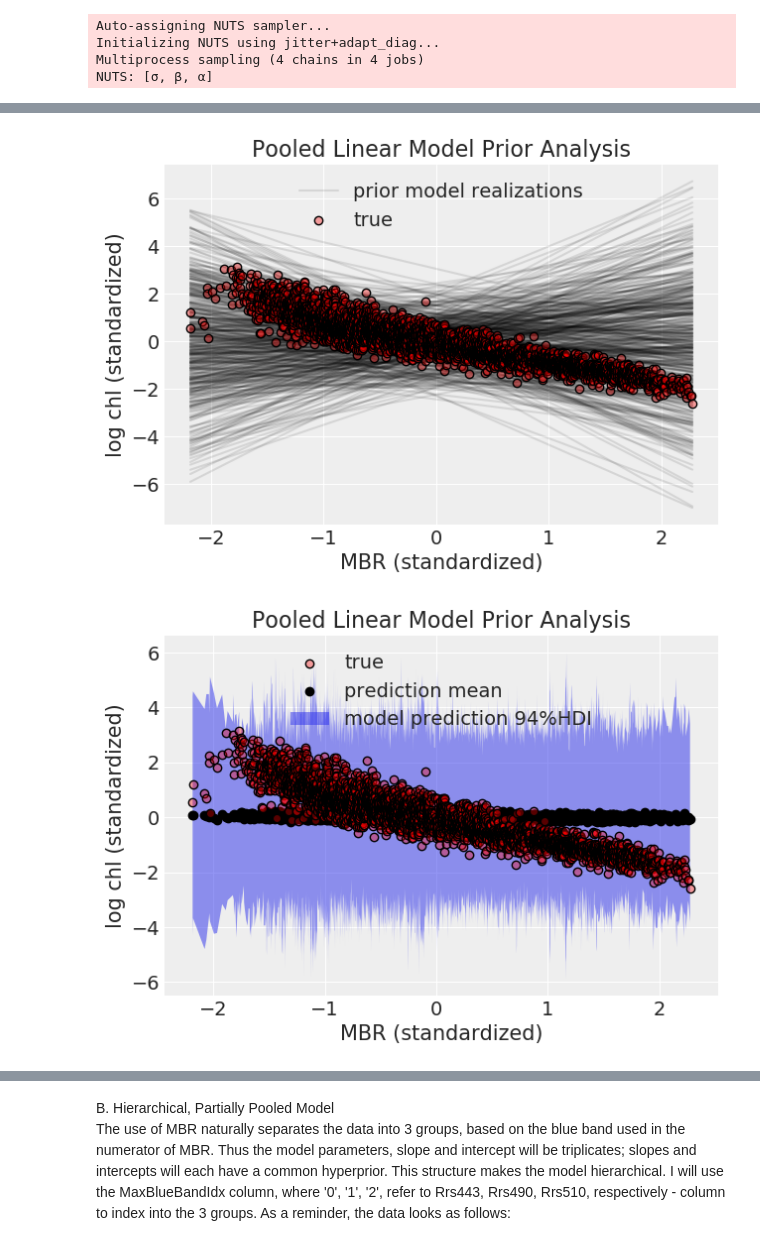
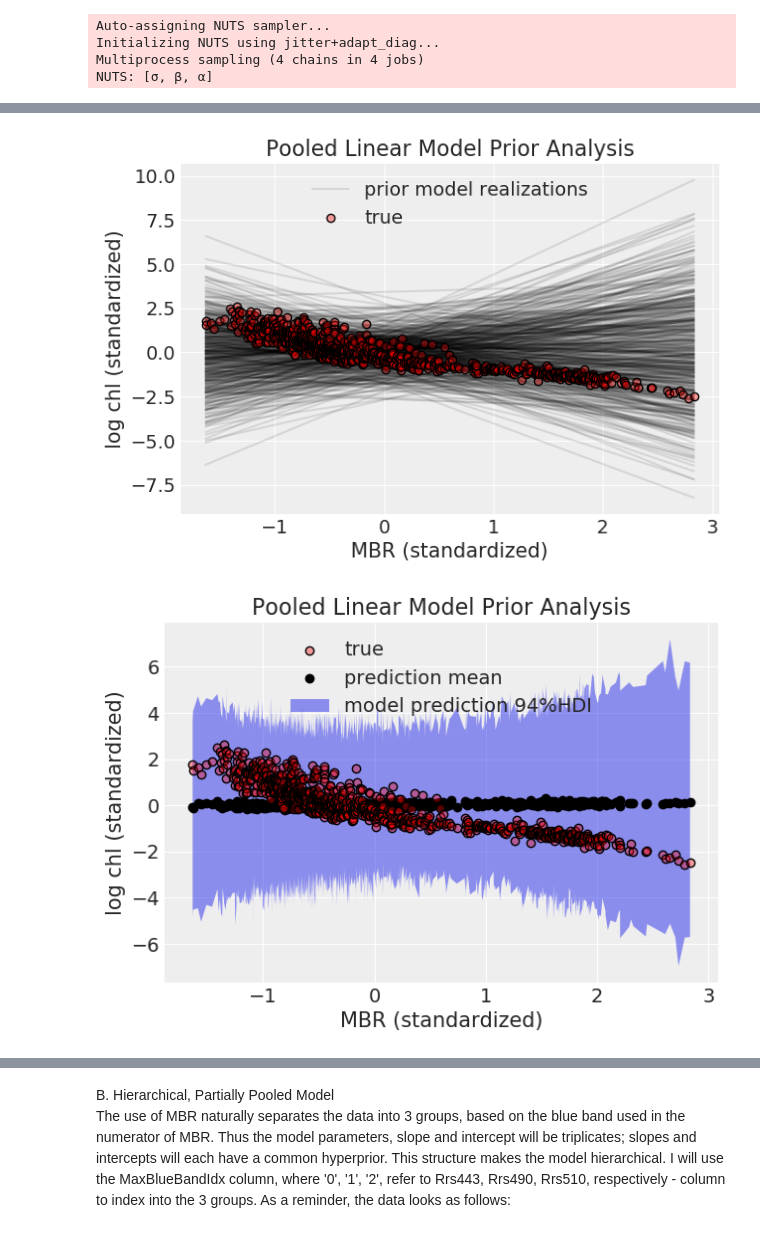
Before and after one commit to madHatter106/BayesChlWriteUp, a Jupyter notebook: Step-3-1-Modeling-1.ipynb, the cells around one changed output, grey strips where cells are left out. Drawn from its saved outputs; the diff is of its cells as text; code cells hidden in the pictures.

```diff
--- a/Step-3-1-Modeling-1.ipynb
+++ b/Step-3-1-Modeling-1.ipynb
@@ -108,0 +136,5 @@ X_poly = np.c_[X_s, np.power(X_s, 2), np.power(X_s, 3), np.power(X_s, 4)]
+# %%
+sc_x = StandardScaler()
+sc_y = StandardScaler()
+x_train_s = sc_x.fit_transform(X_train[:, None]).ravel()
+y_train_s = sc_y.fit_transform(y_train[:, None]).ravel()
@@ -109,10 +147,11 @@ X_poly = np.c_[X_s, np.power(X_s, 2), np.power(X_s, 3), np.power(X_s, 4)]
 # %%
 with pm.Model() as mbr_linear_pooled:
+    data = pm.Data('data', x_train_s)
     α = pm.Normal('α', mu=0, sd=1)
     β = pm.Normal('β', mu=0, sd=1)
     σ = pm.Exponential('σ', 1)
-    μ = α + β * X_s
-    likelihood = pm.Normal('likelihood', mu=μ, sd=σ, observed=y_s)
+    μ = α + β * data
+    likelihood = pm.Normal('likelihood', mu=μ, sd=σ, observed=y_train_s)
 # %%
 mlp_graph = pm.model_to_graphviz(mbr_linear_pooled)
 mlp_graph.render(filename='mdl1', directory='./resources', format='png',
@@ -125,7 +162,7 @@ mlp_graph.render(filename='mdl1', directory='./resources', format='png',
 with mbr_linear_pooled:
     prior_mlp = pm.sample_prior_predictive()
     trace_mlp = pm.sample(2000, tune=1000)
-    post_mlp = pm.sample_posterior_predictive(mlp_trace)
+    post_mlp = pm.sample_posterior_predictive(trace_mlp)
 # %% [output]
 Auto-assigning NUTS sampler...
 Initializing NUTS using jitter+adapt_diag...
@@ -140,5 +179,13 @@ mlp_struct.to_netcdf('./ModelResults/mbr_linear_pooled.nc')
 # %%
-def plot_priors(prior_, model_centric=True):
+def plot_data(x, y, **kwargs):
+    c = kwargs.pop('c', [[1, 0, 0, 0.35]])
+    edgecolor = kwargs.pop('edgecolor', 'k')
+    label = kwargs.pop('label', 'true')
+    zorder = kwargs.pop('zorder', 3)
+    pl.scatter(x, y, c=c, edgecolor=edgecolor,
+               label=label, zorder=zorder)
+
+def plot_priors(prior_, X_s, y_s, model_centric=True):
     x_idx = np.argsort(X_s)
     pl.title('Pooled Linear Model Prior Analysis')
     pl.scatter(X_s[x_idx], y_s[x_idx], c=[[1, 0, 0, 0.35]],
@@ -158,18 +205,19 @@ def plot_priors(prior_, model_centric=True):
         hdi_prior_y = ar.hpd(prior_['likelihood'])
         pl.scatter(X_s[x_idx], mean_prior_y[x_idx], color='k',
                label='prediction mean', zorder=2)
-        pl.fill_between(X_s[x_idx], hdi_prior_y[:, 0], hdi_prior_y[:, 1],
+        pl.fill_between(X_s[x_idx], hdi_prior_y[x_idx, 0], hdi_prior_y[x_idx, 1],
                        alpha=0.5, label='model prediction 94%HDI')
     pl.ylabel('log chl (standardized)')
     pl.xlabel('MBR (standardized)')
     pl.legend(loc='upper center');
 
 
-def plot_posteriors(post_, trace_, model_centric=True, num_pred=500):
+def plot_posteriors(post_, trace_, X_s, y_s, model_centric=True, num_pred=500):
     x_idx = np.argsort(X_s)
     pl.title('Pooled Linear Model Posterior Analysis')
-    pl.scatter(X_s[x_idx], y_s[x_idx], c=[[1, 0, 0, 0.35]], edgecolor='k',
-              label='true', alpha=0.65, zorder=3)
+    #pl.scatter(X_s[x_idx], y_s[x_idx], c=[[1, 0, 0, 0.35]], edgecolor='k',
+    #          label='true', alpha=0.65, zorder=3)
+    plot_data(X_s[x_idx], y_s[x_idx])
     if model_centric:
         realization_idcs = np.random.choice(np.arange(1, 8000, dtype='int'),
                                             size=500, replace=False)
@@ -190,11 +238,11 @@ def plot_posteriors(post_, trace_, model_centric=True, num_pred=500):
     pl.xlabel('MBR (standardized)')
     pl.legend(loc='lower left');
 # %%
-plot_priors(prior_mlp)
+plot_priors(prior_mlp, x_train_s.ravel(), y_train_s.ravel())
 # %% [output]
-[figure, old version]
+[figure, new version]
 # %%
-plot_priors(prior_mlp, model_centric=False)
+plot_priors(prior_mlp, x_train_s.ravel(), y_train_s, model_centric=False)
 # %% [output]
-[figure, old version]
+[figure, new version]
 # %%
```
Also changed, not shown: parts of 42 cells of this notebook, 4 other files.
